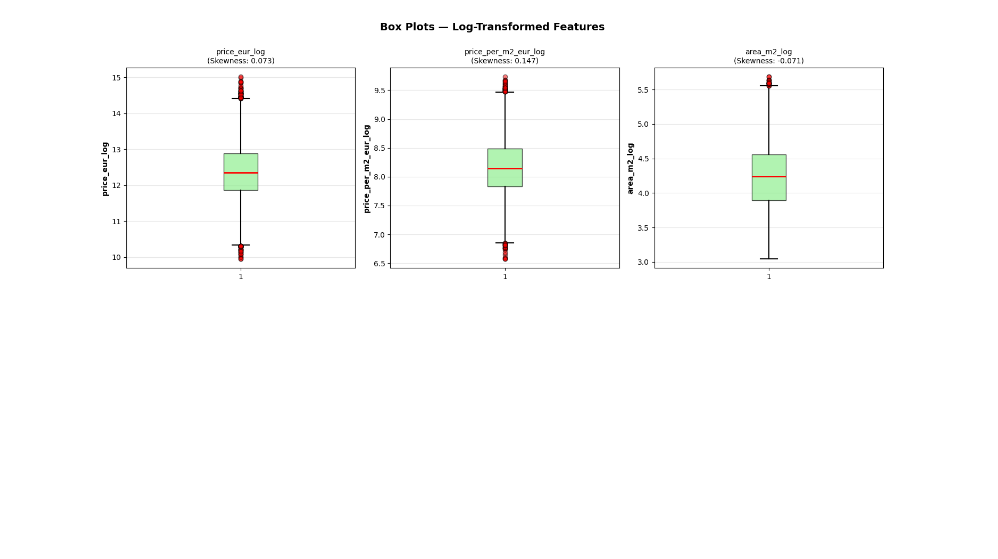
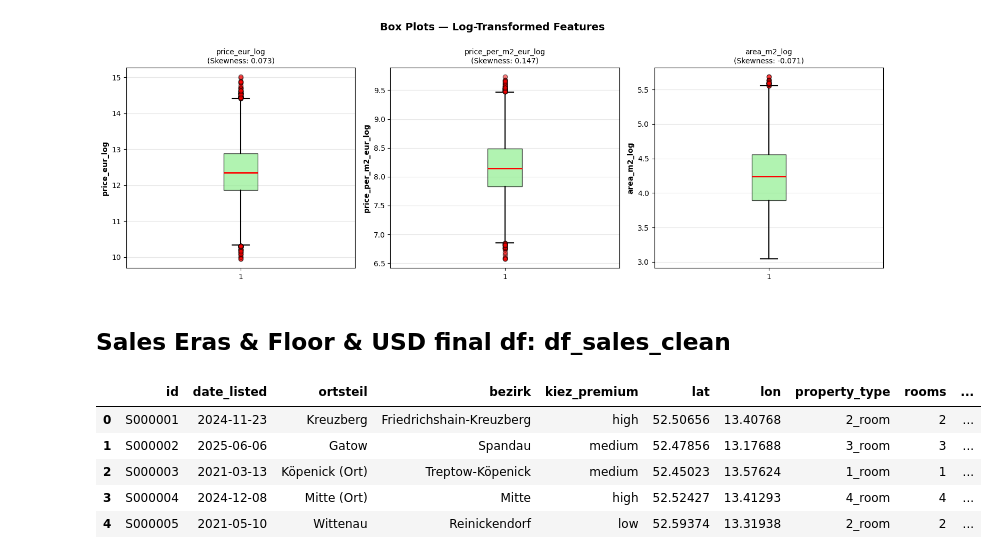
Before and after one commit to MarieKatha/berlin-property-intelligence, a Jupyter notebook: notebooks/notebook_lukas.ipynb, the cells around one changed output. Cells and saved outputs as stored; diff of their text form; code cells hidden in the pictures; blank space fills up the shorter version.

Commit message:
Data cleaning & Feature engineering

```diff
--- a/notebooks/notebook_lukas.ipynb
+++ b/notebooks/notebook_lukas.ipynb
@@ -396,3 +380,32 @@ plt.savefig('09_boxplots_log_transformed.png', dpi=300, bbox_inches='tight')
 plt.show()
 # %% [output]
 [figure]
+# %% [markdown]
+## Sales Eras & Floor & USD final df: df_sales_clean
+# %%
+def year_to_era(year):
+    if pd.isna(year):
+        return 'unknown'
+    elif year < 1949:
+        return 'altbau_pre_1949'
+    elif 1949 <= year < 1990:
+        return 'post_war_1949_1990'
+    elif 1990 <= year < 2010:
+        return 'modern_1990_2010'
+    else:
+        return 'new_post_2010'
+
+df_sales_log['building_era'] = df_sales_log['year_built'].apply(year_to_era)
+# %%
+# Top floor & Ground floor
+df_sales_log['is_top_floor'] = (df_sales_log['floor'] == df_sales_log['total_floors']).astype(int)
+df_sales_log['is_ground_floor'] = (df_sales_log['floor'] == 0).astype(int)
+# %%
+df_sales_log.head()
+# %% [output]
+|  | id | date_listed | ortsteil | bezirk | kiez_premium | lat | lon | property_type | rooms | ... |
+| 0 | S000001 | 2024-11-23 | Kreuzberg | Friedrichshain-Kreuzberg | high | 52.50656 | 13.40768 | 2_room | 2 | ... |
+| 1 | S000002 | 2025-06-06 | Gatow | Spandau | medium | 52.47856 | 13.17688 | 3_room | 3 | ... |
+| 2 | S000003 | 2021-03-13 | Köpenick (Ort) | Treptow-Köpenick | medium | 52.45023 | 13.57624 | 1_room | 1 | ... |
+| 3 | S000004 | 2024-12-08 | Mitte (Ort) | Mitte | high | 52.52427 | 13.41293 | 4_room | 4 | ... |
+| 4 | S000005 | 2021-05-10 | Wittenau | Reinickendorf | low | 52.59374 | 13.31938 | 2_room | 2 | ... |
```
Also changed, not shown: parts of 11 cells of this notebook.
